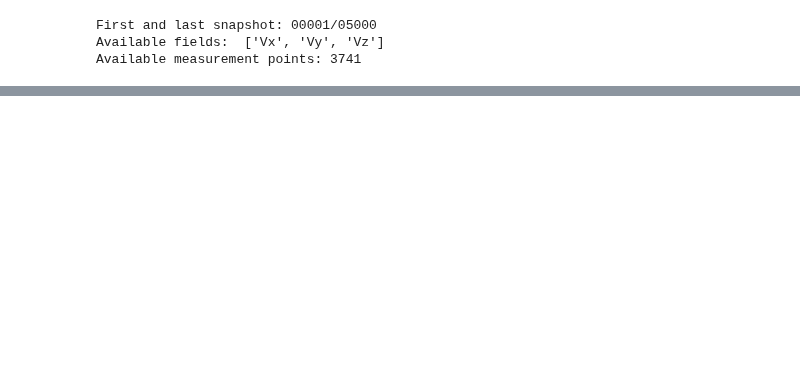
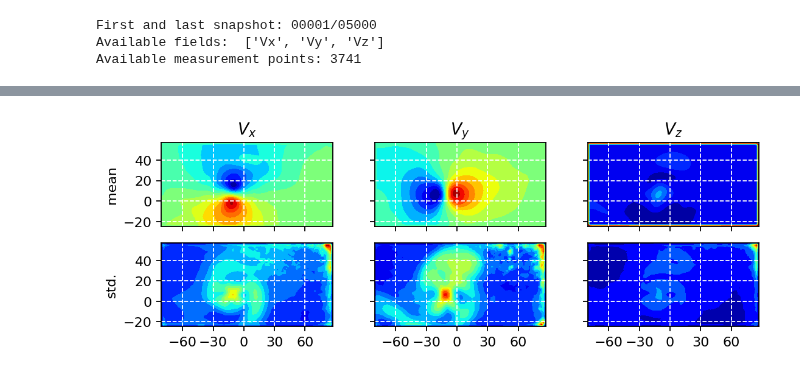
Before and after one commit to FlowModelingControl/flowtorch, a Jupyter notebook: docs/source/notebooks/piv_analysis.ipynb, the cells around one changed output, grey strips where cells are left out. Cells and saved outputs as stored; diff of their text form; code cells hidden in the pictures; blank space fills up the shorter version.

```diff
--- a/docs/source/notebooks/piv_analysis.ipynb
+++ b/docs/source/notebooks/piv_analysis.ipynb
@@ -73,0 +74,26 @@ plt.show()
+# %%
+fig, axarr = plt.subplots(2, 3, figsize=(8, 2.5), sharex=True, sharey=True)
+
+axarr[0, 0].tricontourf(vertices[:, 0], vertices[:, 1], Vx.mean(dim=1), levels=15, cmap="jet")
+axarr[0, 1].tricontourf(vertices[:, 0], vertices[:, 1], Vy.mean(dim=1), levels=15, cmap="jet")
+axarr[0, 2].tricontourf(vertices[:, 0], vertices[:, 1], Vz.mean(dim=1), levels=15, cmap="jet")
+axarr[1, 0].tricontourf(vertices[:, 0], vertices[:, 1], Vx.std(dim=1), levels=15, cmap="jet")
+axarr[1, 1].tricontourf(vertices[:, 0], vertices[:, 1], Vy.std(dim=1), levels=15, cmap="jet")
+axarr[1, 2].tricontourf(vertices[:, 0], vertices[:, 1], Vz.std(dim=1), levels=15, cmap="jet")
+
+# title for each column
+for ax, title in zip(axarr[0, :], [r"$V_x$", r"$V_y$", r"$V_z$"]):
+    ax.set_title(title)
+# label for each row
+axarr[0, 0].set_ylabel("mean")
+axarr[1, 0].set_ylabel("std.")
+# preserve aspect ratio
+for row in range(2):
+    for col in range(3):
+        axarr[row, col].set_aspect("equal", "box")
+        axarr[row, col].xaxis.set_major_locator(plt.MaxNLocator(6))
+        axarr[row, col].yaxis.set_major_locator(plt.MaxNLocator(5))
+        axarr[row, col].grid(True, c="w", ls="--")
+plt.show()
+# %% [output]
+[figure, added]
```
Also changed, not shown: parts of 26 cells of this notebook.
